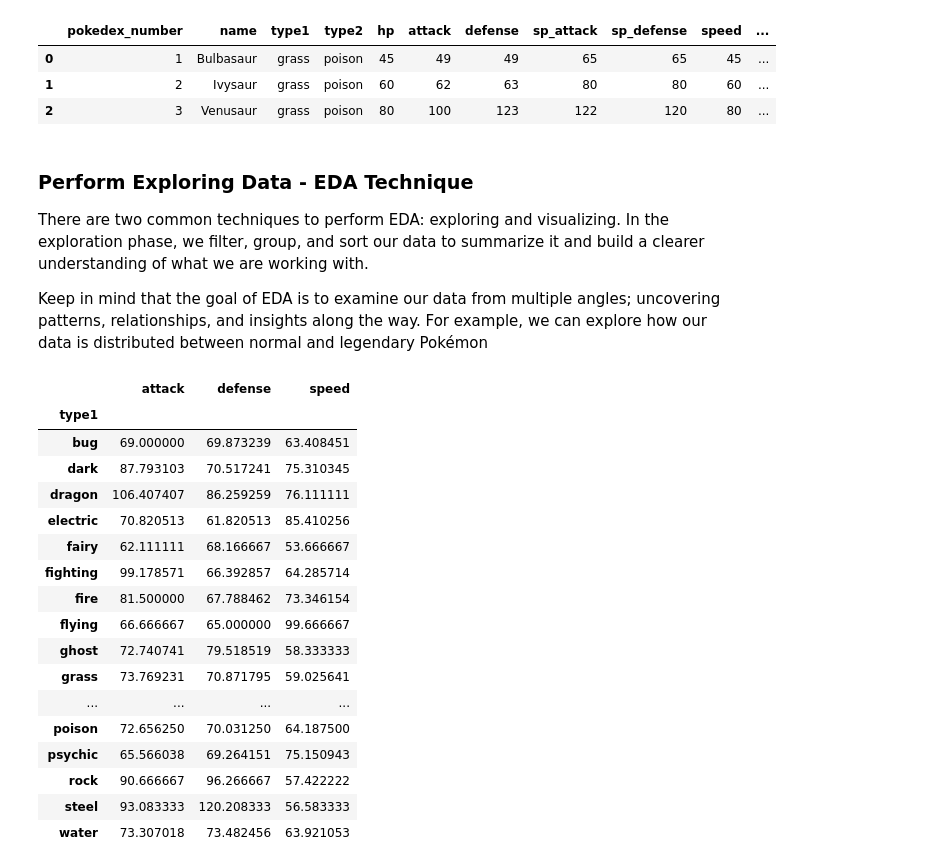
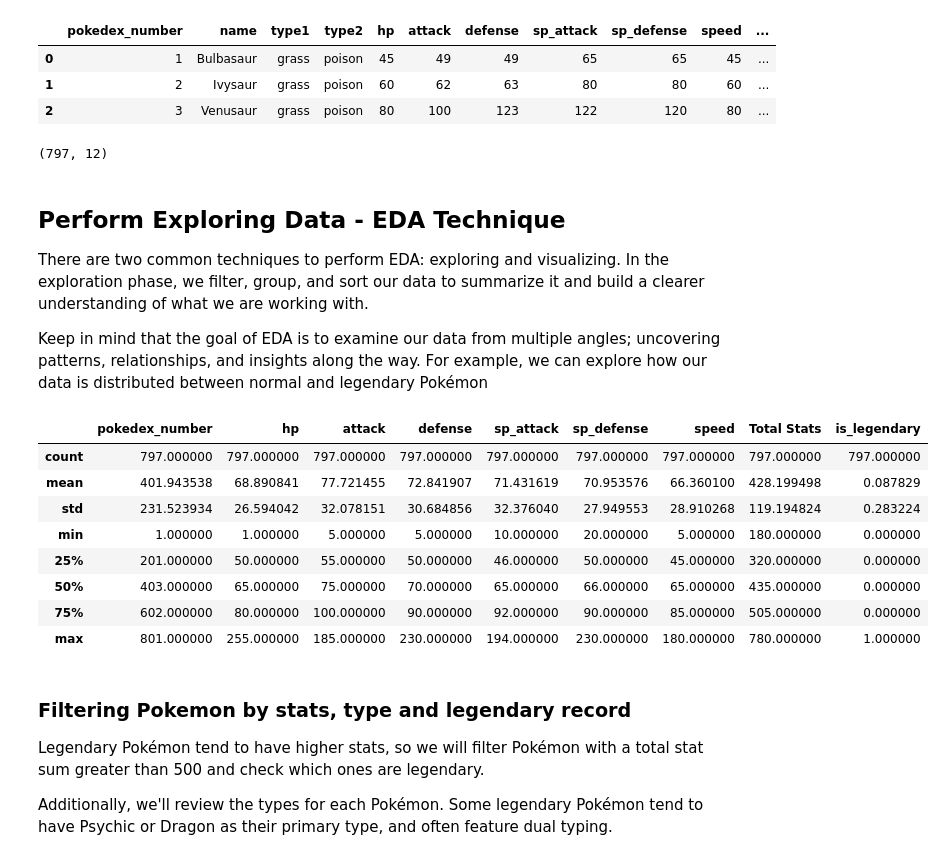
Before and after one commit to Alaninja1209/Pokemon-Legendary-Classifier, a Jupyter notebook: Pokemon_EDA_Stage.ipynb, the cells around one changed output. Drawn from its saved outputs; the diff is of its cells as text; code cells hidden in the pictures.

Commit message:
Exploring Data: Filtering

```diff
--- a/Pokemon_EDA_Stage.ipynb
+++ b/Pokemon_EDA_Stage.ipynb
@@ -17,31 +17,33 @@ df_pokemon.head(3)
 | 0 | 1 | Bulbasaur | grass | poison | 45 | 49 | 49 | 65 | 65 | 45 | ... |
 | 1 | 2 | Ivysaur | grass | poison | 60 | 62 | 63 | 80 | 80 | 60 | ... |
 | 2 | 3 | Venusaur | grass | poison | 80 | 100 | 123 | 122 | 120 | 80 | ... |
+# %%
+# Checking out the shape of our dataset
+df_pokemon.shape
+# %% [output]
+(797, 12)
 # %% [markdown]
-### Perform Exploring Data - EDA Technique
+## Perform Exploring Data - EDA Technique
 
 There are two common techniques to perform EDA: exploring and visualizing. In the exploration phase, we filter, group, and sort our data to summarize it and build a clearer understanding of what we are working with.
 
 Keep in mind that the goal of EDA is to examine our data from multiple angles; uncovering patterns, relationships, and insights along the way. For example, we can explore how our data is distributed between normal and legendary Pokémon
 # %%
-# Grouping by pokemon type and finding average stats
-df_pokemon.groupby(['type1'])[['attack', 'defense', 'speed']].agg('mean')
+# Getting an statistical overview from our dataset
+df_pokemon.describe()
 # %% [output]
-|  | attack | defense | speed |
-| type1 |  |  |  |
-| bug | 69.000000 | 69.873239 | 63.408451 |
-| dark | 87.793103 | 70.517241 | 75.310345 |
-| dragon | 106.407407 | 86.259259 | 76.111111 |
-| electric | 70.820513 | 61.820513 | 85.410256 |
-| fairy | 62.111111 | 68.166667 | 53.666667 |
-| fighting | 99.178571 | 66.392857 | 64.285714 |
-| fire | 81.500000 | 67.788462 | 73.346154 |
-| flying | 66.666667 | 65.000000 | 99.666667 |
-| ghost | 72.740741 | 79.518519 | 58.333333 |
-| grass | 73.769231 | 70.871795 | 59.025641 |
-| ... | ... | ... | ... |
-| poison | 72.656250 | 70.031250 | 64.187500 |
-| psychic | 65.566038 | 69.264151 | 75.150943 |
-| rock | 90.666667 | 96.266667 | 57.422222 |
-| steel | 93.083333 | 120.208333 | 56.583333 |
-| water | 73.307018 | 73.482456 | 63.921053 |
+|  | pokedex_number | hp | attack | defense | sp_attack | sp_defense | speed | Total Stats | is_legendary |
+| count | 797.000000 | 797.000000 | 797.000000 | 797.000000 | 797.000000 | 797.000000 | 797.000000 | 797.000000 | 797.000000 |
+| mean | 401.943538 | 68.890841 | 77.721455 | 72.841907 | 71.431619 | 70.953576 | 66.360100 | 428.199498 | 0.087829 |
+| std | 231.523934 | 26.594042 | 32.078151 | 30.684856 | 32.376040 | 27.949553 | 28.910268 | 119.194824 | 0.283224 |
+| min | 1.000000 | 1.000000 | 5.000000 | 5.000000 | 10.000000 | 20.000000 | 5.000000 | 180.000000 | 0.000000 |
+| 25% | 201.000000 | 50.000000 | 55.000000 | 50.000000 | 46.000000 | 50.000000 | 45.000000 | 320.000000 | 0.000000 |
+| 50% | 403.000000 | 65.000000 | 75.000000 | 70.000000 | 65.000000 | 66.000000 | 65.000000 | 435.000000 | 0.000000 |
+| 75% | 602.000000 | 80.000000 | 100.000000 | 90.000000 | 92.000000 | 90.000000 | 85.000000 | 505.000000 | 0.000000 |
+| max | 801.000000 | 255.000000 | 185.000000 | 230.000000 | 194.000000 | 230.000000 | 180.000000 | 780.000000 | 1.000000 |
+# %% [markdown]
+### Filtering Pokemon by stats, type and legendary record
+
+Legendary Pokémon tend to have higher stats, so we will filter Pokémon with a total stat sum greater than 500 and check which ones are legendary.
+
+Additionally, we'll review the types for each Pokémon. Some legendary Pokémon tend to have Psychic or Dragon as their primary type, and often feature dual typing.
```
Also changed, not shown: parts of 6 cells of this notebook.
